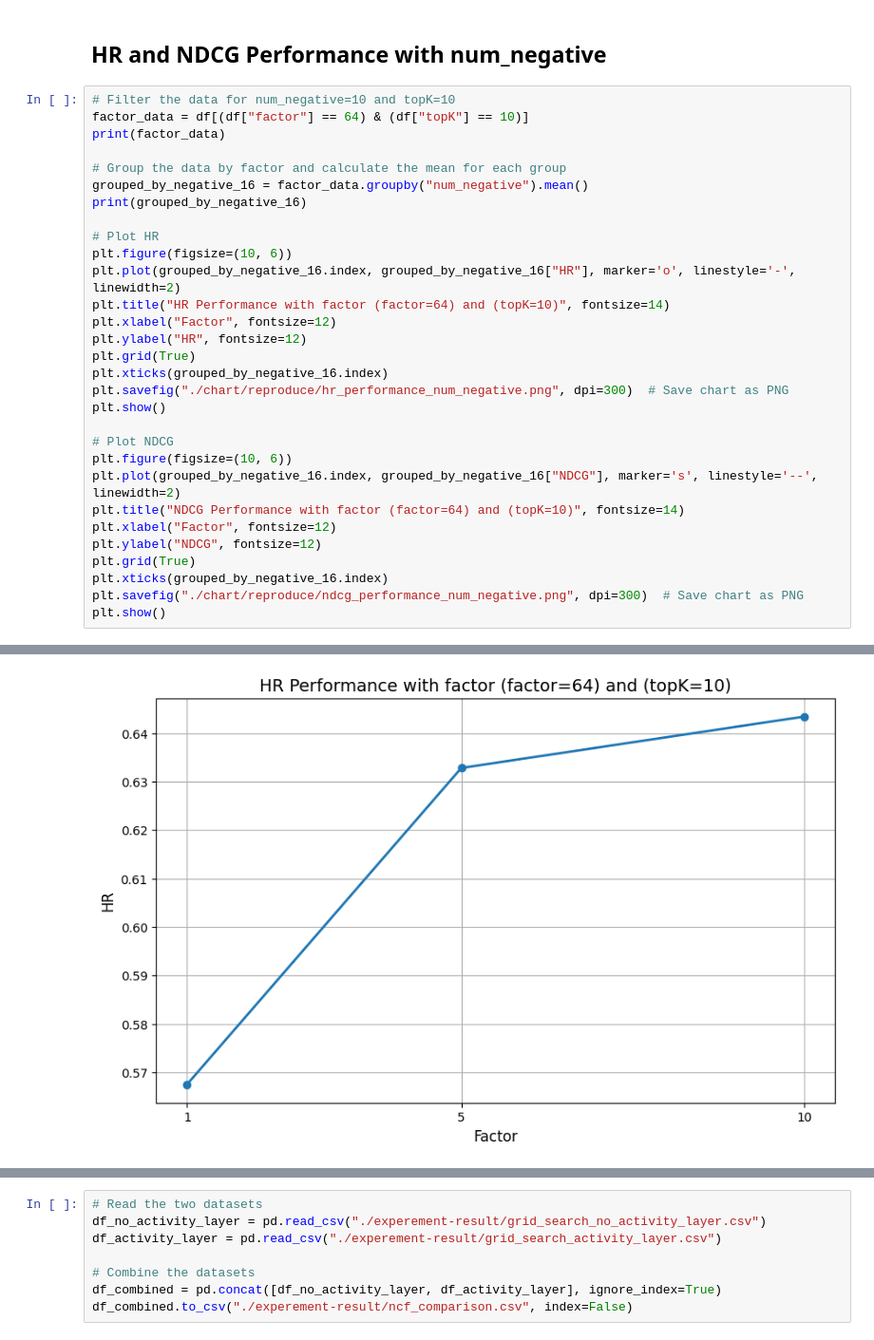
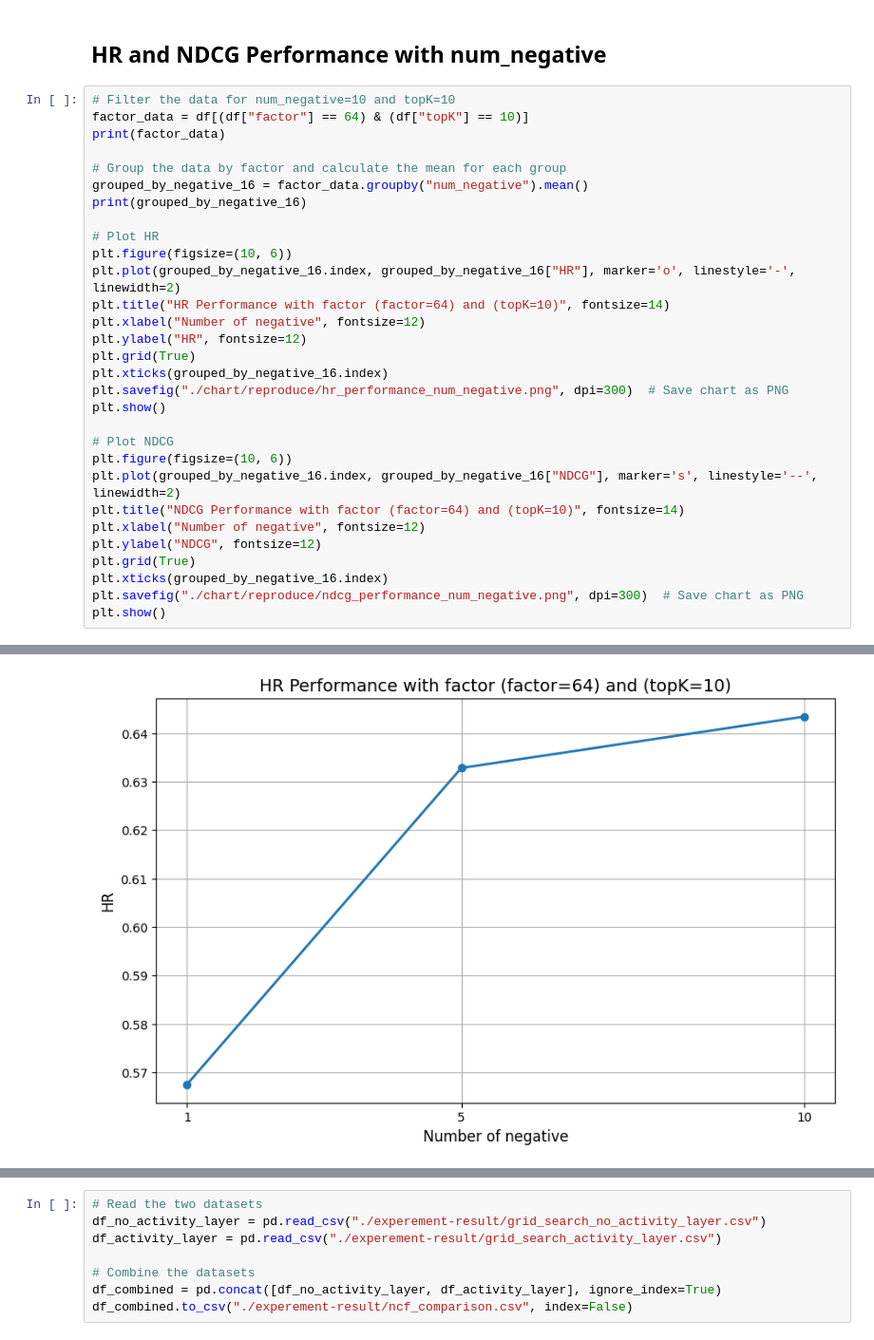
Before and after one commit to maxvcbhan/ML-project-NCNF, a Jupyter notebook: training-analyze.ipynb, the cells around one changed output, grey strips where cells are left out. Shown at 95% size. Cells and saved outputs as stored; diff of their text form.

```diff
--- a/training-analyze.ipynb
+++ b/training-analyze.ipynb
@@ -302,33 +755,33 @@ print(grouped_by_negative_16)
 
 # Plot HR
 plt.figure(figsize=(10, 6))
 plt.plot(grouped_by_negative_16.index, grouped_by_negative_16["HR"], marker='o', linestyle='-', linewidth=2)
 plt.title("HR Performance with factor (factor=64) and (topK=10)", fontsize=14)
-plt.xlabel("Factor", fontsize=12)
+plt.xlabel("Number of negative", fontsize=12)
 plt.ylabel("HR", fontsize=12)
 plt.grid(True)
 plt.xticks(grouped_by_negative_16.index)
 plt.savefig("./chart/reproduce/hr_performance_num_negative.png", dpi=300)  # Save chart as PNG
 plt.show()
 
 # Plot NDCG
 plt.figure(figsize=(10, 6))
 plt.plot(grouped_by_negative_16.index, grouped_by_negative_16["NDCG"], marker='s', linestyle='--', linewidth=2)
 plt.title("NDCG Performance with factor (factor=64) and (topK=10)", fontsize=14)
-plt.xlabel("Factor", fontsize=12)
+plt.xlabel("Number of negative", fontsize=12)
 plt.ylabel("NDCG", fontsize=12)
 plt.grid(True)
 plt.xticks(grouped_by_negative_16.index)
 plt.savefig("./chart/reproduce/ndcg_performance_num_negative.png", dpi=300)  # Save chart as PNG
 plt.show()
 # %% [output]
     factor  num_negative  topK    loss      HR    NDCG
 29      64             1    10  0.4077  0.5675  0.3177
 32      64             5    10  0.3144  0.6328  0.3653
 35      64            10    10  0.1959  0.6434  0.3711
               factor  topK    loss      HR    NDCG
 num_negative
 1               64.0  10.0  0.4077  0.5675  0.3177
 5               64.0  10.0  0.3144  0.6328  0.3653
 10              64.0  10.0  0.1959  0.6434  0.3711
-[figure, old version]
+[figure, new version]
```
Also changed, not shown: parts of 13 cells of this notebook.
